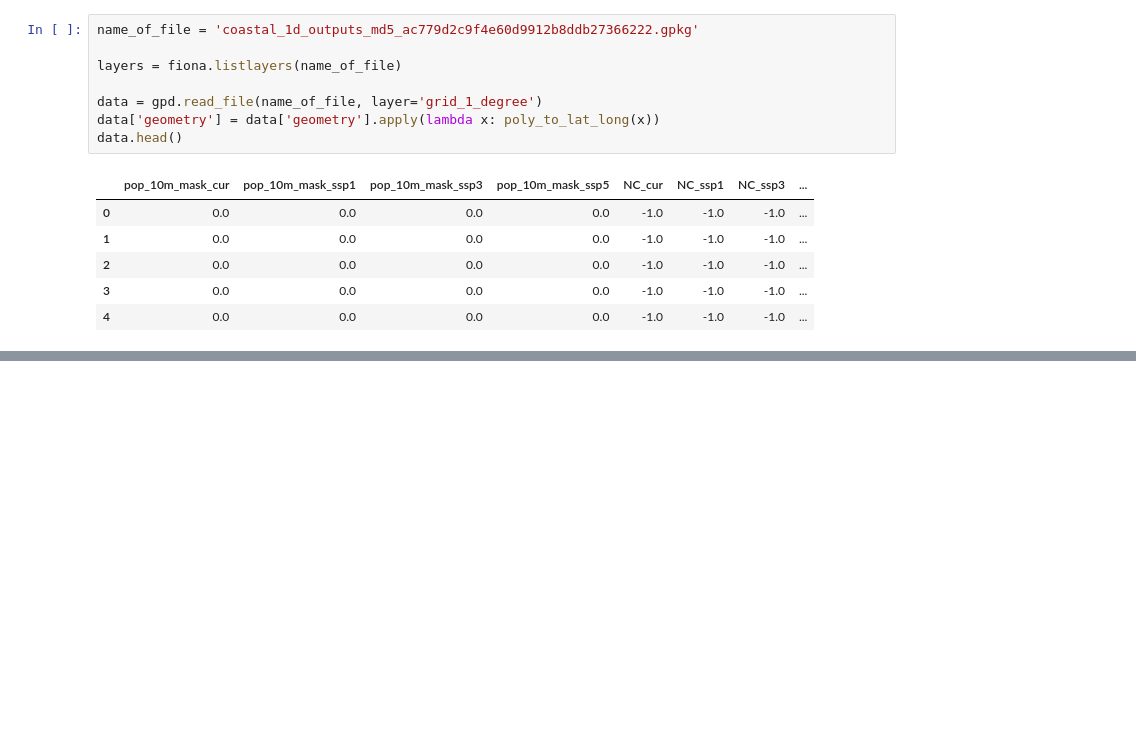
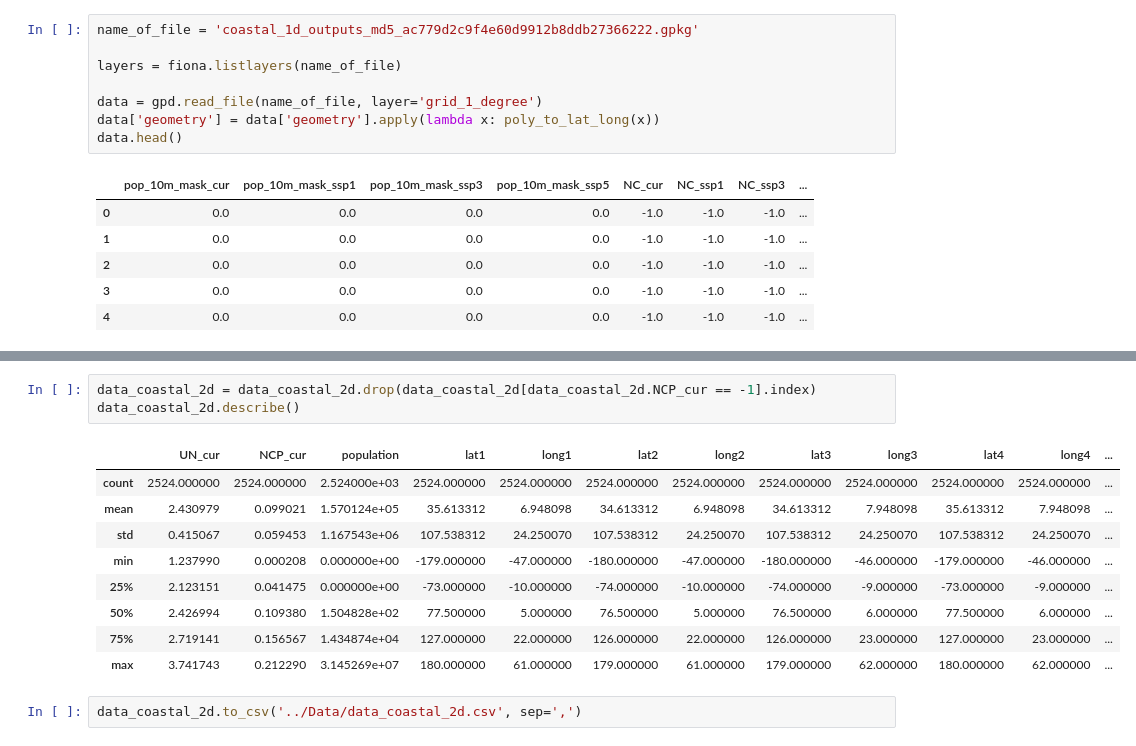
Before and after one commit to charlottegiseleweil/ipbes, a Jupyter notebook: Data Processing/Data_processing.ipynb, the cells around one changed output, grey strips where cells are left out. Drawn from its saved outputs; the diff is of its cells as text; blank space fills up the shorter version.

```diff
--- a/Data Processing/Data_processing.ipynb
+++ b/Data Processing/Data_processing.ipynb
@@ -260,0 +290,15 @@ data.head()
+# %%
+data_coastal_2d = data_coastal_2d.drop(data_coastal_2d[data_coastal_2d.NCP_cur == -1].index)
+data_coastal_2d.describe()
+# %% [output]
+|  | UN_cur | NCP_cur | population | lat1 | long1 | lat2 | long2 | lat3 | long3 | lat4 | long4 | ... |
+| count | 2524.000000 | 2524.000000 | 2.524000e+03 | 2524.000000 | 2524.000000 | 2524.000000 | 2524.000000 | 2524.000000 | 2524.000000 | 2524.000000 | 2524.000000 | ... |
+| mean | 2.430979 | 0.099021 | 1.570124e+05 | 35.613312 | 6.948098 | 34.613312 | 6.948098 | 34.613312 | 7.948098 | 35.613312 | 7.948098 | ... |
+| std | 0.415067 | 0.059453 | 1.167543e+06 | 107.538312 | 24.250070 | 107.538312 | 24.250070 | 107.538312 | 24.250070 | 107.538312 | 24.250070 | ... |
+| min | 1.237990 | 0.000208 | 0.000000e+00 | -179.000000 | -47.000000 | -180.000000 | -47.000000 | -180.000000 | -46.000000 | -179.000000 | -46.000000 | ... |
+| 25% | 2.123151 | 0.041475 | 0.000000e+00 | -73.000000 | -10.000000 | -74.000000 | -10.000000 | -74.000000 | -9.000000 | -73.000000 | -9.000000 | ... |
+| 50% | 2.426994 | 0.109380 | 1.504828e+02 | 77.500000 | 5.000000 | 76.500000 | 5.000000 | 76.500000 | 6.000000 | 77.500000 | 6.000000 | ... |
+| 75% | 2.719141 | 0.156567 | 1.434874e+04 | 127.000000 | 22.000000 | 126.000000 | 22.000000 | 126.000000 | 23.000000 | 127.000000 | 23.000000 | ... |
+| max | 3.741743 | 0.212290 | 3.145269e+07 | 180.000000 | 61.000000 | 179.000000 | 61.000000 | 179.000000 | 62.000000 | 180.000000 | 62.000000 | ... |
+# %%
+data_coastal_2d.to_csv('../Data/data_coastal_2d.csv', sep=',')
```
Also changed, not shown: parts of 4 cells of this notebook, 2 other files.
